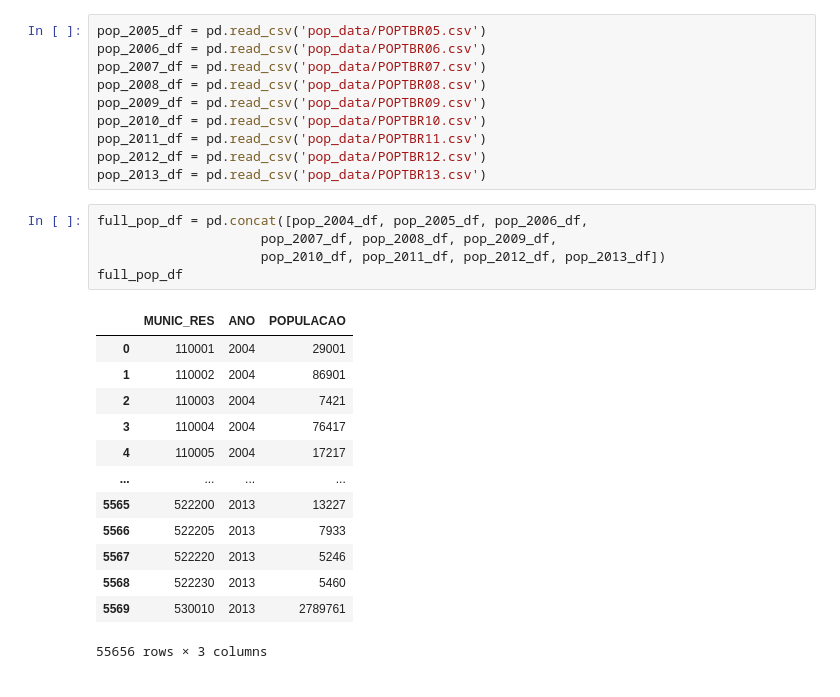
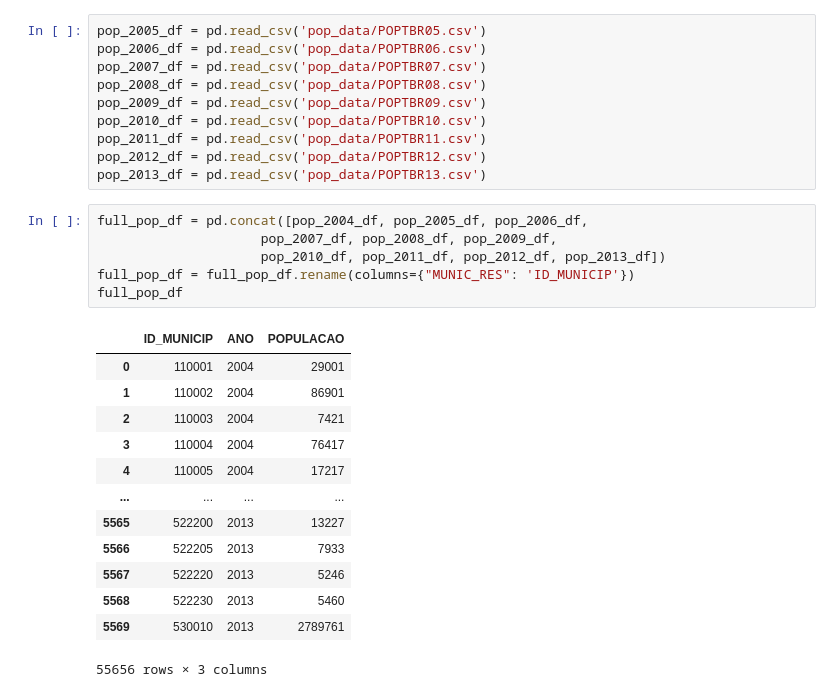
Before and after one commit to RaphaLevy/Study_on_Malaria_dynamics, a Jupyter notebook: pysus_data/Parquet_to_CSV.ipynb, the cells around one changed output. Saved outputs shown, nothing was run; the diff lists cells and outputs as text.

```diff
--- a/pysus_data/Parquet_to_CSV.ipynb
+++ b/pysus_data/Parquet_to_CSV.ipynb
@@ -456,10 +456,11 @@ pop_2013_df = pd.read_csv('pop_data/POPTBR13.csv')
 # %%
 full_pop_df = pd.concat([pop_2004_df, pop_2005_df, pop_2006_df,
                      pop_2007_df, pop_2008_df, pop_2009_df,
                      pop_2010_df, pop_2011_df, pop_2012_df, pop_2013_df])
+full_pop_df = full_pop_df.rename(columns={"MUNIC_RES": 'ID_MUNICIP'})
 full_pop_df
 # %% [output]
-|  | MUNIC_RES | ANO | POPULACAO |
+|  | ID_MUNICIP | ANO | POPULACAO |
 | 0 | 110001 | 2004 | 29001 |
 | 1 | 110002 | 2004 | 86901 |
 | 2 | 110003 | 2004 | 7421 |
```
Also changed, not shown: parts of 16 cells of this notebook.
